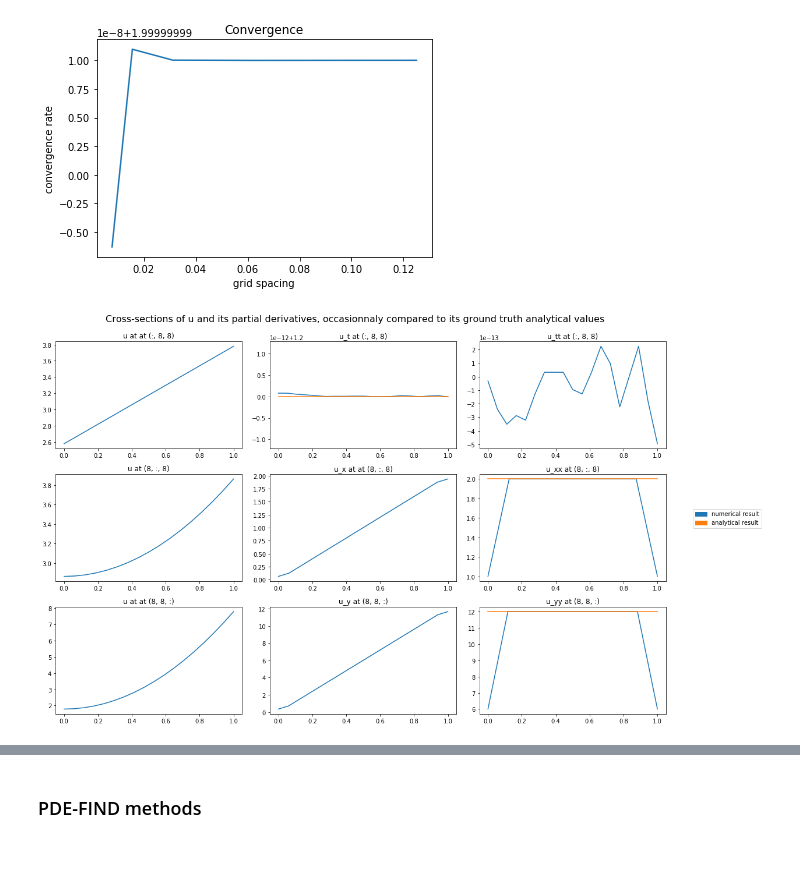
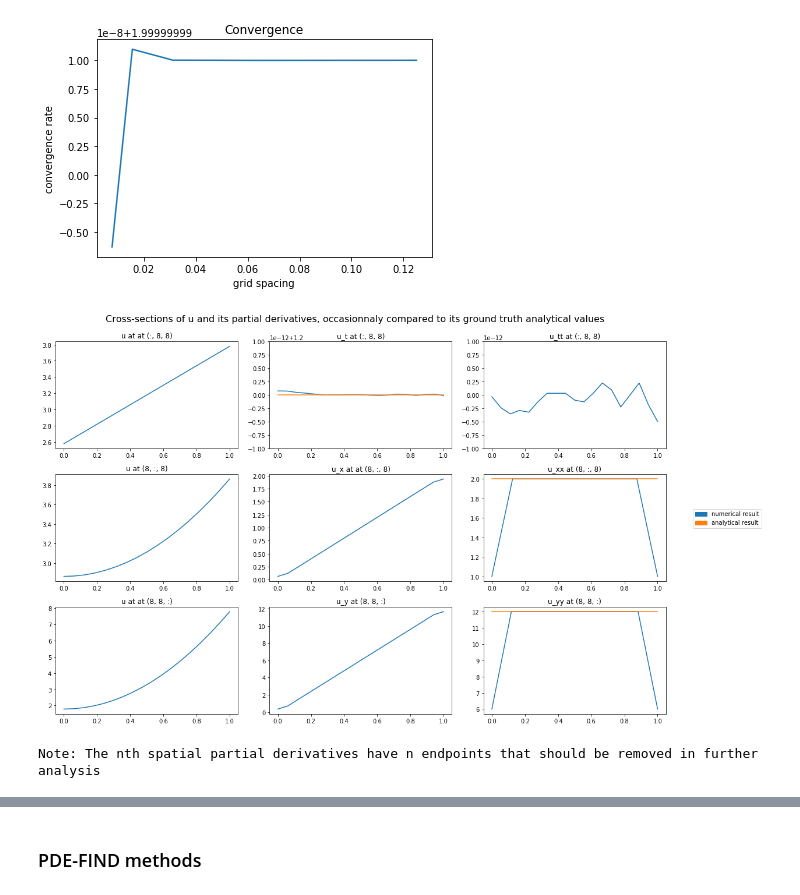
Before and after one commit to ZacharyVernec/PDE-FIND, a Jupyter notebook: Heat Equation.ipynb, the cells around one changed output, grey strips where cells are left out. Cells and saved outputs as stored; diff of their text form; code cells hidden in the pictures; blank space fills up the shorter version.

```diff
--- a/Heat Equation.ipynb
+++ b/Heat Equation.ipynb
@@ -46,7 +46,7 @@ def calculate_simulation(nx, ny, nt, dt=None, tmax=None, alpha=6, beta=1.2):
     mesh_info = {'mesh':mesh, 'nx':nx, 'ny':ny, 'nt':nt, 'dt':dt, 'tmax':tmax}
 
     # Simulation setup
-    sim_info = {'alpha':alpha, 'beta':beta}
+    sim_info = {'alpha':alpha, 'beta':beta, 'f':beta-2-2*alpha}
 
     # Functions setup
     V = FunctionSpace(mesh, 'P', 1)
@@ -299,7 +299,7 @@ n=128   (6 of 6)
 from matplotlib.patches import Patch
 
 def display_derivatives_comparison(mesh_info, sim_info, t_section = 8, x_section = 8, y_section = 8):
-    #__sections determine where to take the cross section when displaying
+    #xyz_sections determine where to take the cross section when displaying
 
     #Renaming for simplicity
     nx = mesh_info['nx']
@@ -340,9 +340,11 @@ def display_derivatives_comparison(mesh_info, sim_info, t_section = 8, x_section
     axes[0, 1].plot(tcoords, du_vals[0][:, x_section, y_section], blue)
     axes[0, 1].plot(tcoords, np.full_like(tcoords, beta), orange)       #ground truth
     axes[0, 1].set_title(f'u_t at (:, {x_section}, {y_section})')
+    axes[0, 1].set_ylim(1.2-1e-12, 1.2+1e-12)
     #Plot u_tt
     axes[0, 2].plot(tcoords, ddu_vals[0, 0][:, x_section, y_section], blue)
     axes[0, 2].set_title(f'u_tt at (:, {x_section}, {y_section})')
+    axes[0, 2].set_ylim(-1e-12, +1e-12)
 
     #Plot along x
     #Plot u
@@ -351,32 +353,34 @@ def display_derivatives_comparison(mesh_info, sim_info, t_section = 8, x_section
     #Plot u_x
     axes[1, 1].plot(xcoords, du_vals[1][t_section, :, y_section], blue)
     axes[1, 1].set_title(f'u_x at at ({t_section}, :, {y_section})')
     #Plot u_xx
     axes[1, 2].plot(xcoords, ddu_vals[1, 1][t_section, :, y_section], blue)
     axes[1, 2].plot(xcoords, np.full_like(xcoords, 2*1), orange)          #ground truth
     axes[1, 2].set_title(f'u_xx at ({t_section}, :, {y_section})')
     #Legend
     fig.legend(handles=[blue_legend_artist, orange_legend_artist],
                       bbox_to_anchor=(1.15, 0.5), loc='center right', borderaxespad=0.)
 
     #Plot along y
     #Plot u
     axes[2, 0].plot(ycoords, u_vals[t_section, x_section, :], blue)
     axes[2, 0].set_title(f'u at at ({t_section}, {x_section}, :)')
     #Plot u_y
     axes[2, 1].plot(ycoords, du_vals[2][t_section, x_section, :], blue)
     axes[2, 1].set_title(f'u_y at ({t_section}, {x_section}, :)')
     #Plot u_yy
     axes[2, 2].plot(ycoords, ddu_vals[2, 2][t_section, x_section, :], blue)
     axes[2, 2].plot(ycoords, np.full_like(ycoords, 2*alpha), orange)      #ground truth
     axes[2, 2].set_title(f'u_yy at ({t_section}, {x_section}, :)')
 
     #Display
     fig.suptitle('Cross-sections of u and its partial derivatives, occasionnaly compared to its ground truth analytical values\n', fontsize=16)
     plt.show()
 
 mesh_info, sim_info, logs = calculate_simulation(16, 17, 18, tmax=1.0)
 display_derivatives_comparison(mesh_info, sim_info)
+print("Note: The nth spatial partial derivatives have n endpoints that should be removed in further analysis")
 # %% [output]
-[figure, old version]
+[figure, new version]
+Note: The nth spatial partial derivatives have n endpoints that should be removed in further analysis
 # %%
```
Also changed, not shown: parts of 5 cells of this notebook.
